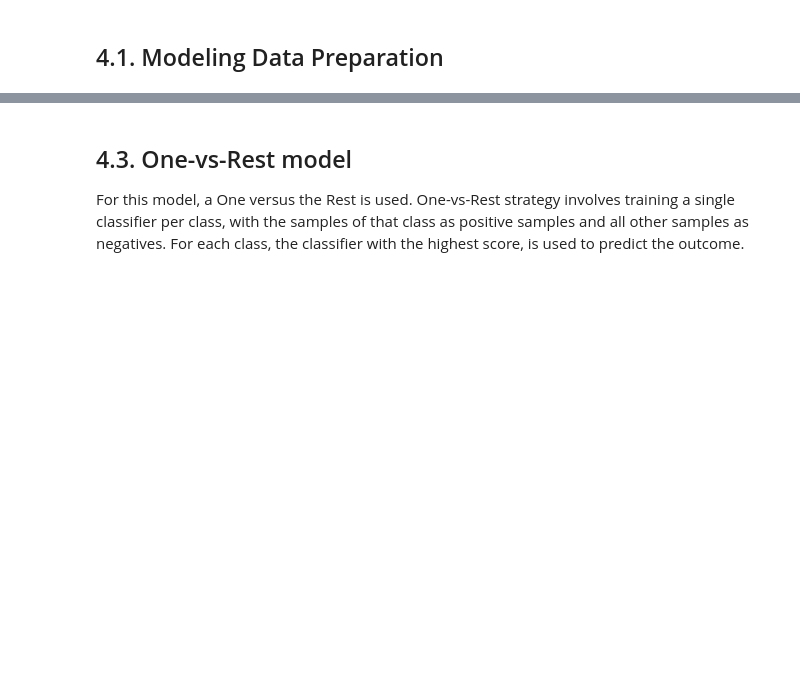
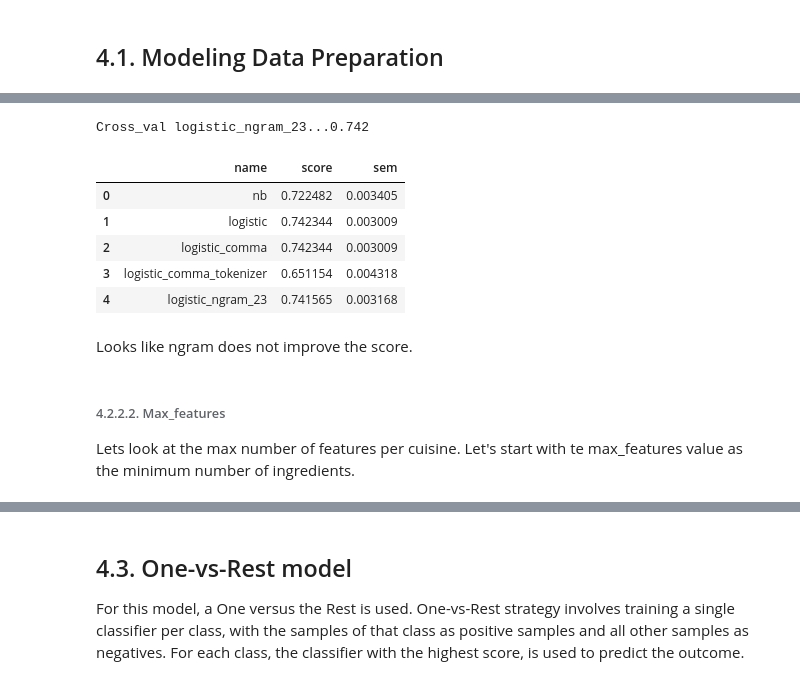
Before and after one commit to bluegrapes/DAT8Coursework, a Jupyter notebook: project2/code/README.ipynb, the cells around one changed output, grey strips where cells are left out. Saved outputs shown, nothing was run; the diff lists cells and outputs as text; code cells hidden in the pictures; blank space fills up the shorter version.

```diff
--- a/project2/code/README.ipynb
+++ b/project2/code/README.ipynb
@@ -504,0 +370,4 @@ It appears TFIDF with LogisticRegression, with stemmed ingredientns and 2,3 ngra
+# %%
+# now do it for all observations
+df['ingredients_comma_all'] = df.ingredients.apply(lambda x: ",".join(clean_ingredients(x)))
+df['ingredients_all'] = df.ingredients.apply(lambda x: " ".join(clean_ingredients(x)))
@@ -504,0 +408,5 @@ It appears TFIDF with LogisticRegression, with stemmed ingredientns and 2,3 ngra
+# %%
+# tokenizer
+class Tokenizer(object):
+    def __call__(self, doc):
+        return doc.split(",")
@@ -504,0 +444,18 @@ It appears TFIDF with LogisticRegression, with stemmed ingredientns and 2,3 ngra
+# %%
+models = [
+    ('logistic_comma',
+        Pipeline([('vect', CountVectorizer(strip_accents='unicode')),
+                  ('tfidf', TfidfTransformer()),
+                  ('clf', LogisticRegression(C=1e9))
+                 ])
+    ),
+    ('logistic_comma_tokenizer',
+        Pipeline([('vect', TfidfVectorizer(strip_accents='unicode', tokenizer=Tokenizer())),
+                  ('clf', LogisticRegression(C=1e9))
+                 ])
+    ),
+]
+X = df['ingredients_comma_all']
+predTokenLst = cross_val_models(models, X, y, 5)
+predDf = predDf.append(predTokenLst, ignore_index=True)
+predDf
@@ -504,0 +510,28 @@ It appears TFIDF with LogisticRegression, with stemmed ingredientns and 2,3 ngra
+# %%
+# logistic with (2,3) ngram range
+models = [
+     ('logistic_ngram_23',
+        Pipeline([('vect', TfidfVectorizer(strip_accents='unicode', ngram_range=(2,3))),
+                  ('clf', LogisticRegression(C=1e9))
+                 ])
+    ),
+]
+# cross-validate them
+X = df['ingredients_all']
+pdNGrams = cross_val_models(models, X, y, 5)
+predDf = predDf.append(pdNGrams, ignore_index=True)
+predDf
+# %% [output]
+Cross_val logistic_ngram_23...0.742
+|  | name | score | sem |
+| 0 | nb | 0.722482 | 0.003405 |
+| 1 | logistic | 0.742344 | 0.003009 |
+| 2 | logistic_comma | 0.742344 | 0.003009 |
+| 3 | logistic_comma_tokenizer | 0.651154 | 0.004318 |
+| 4 | logistic_ngram_23 | 0.741565 | 0.003168 |
+# %% [markdown]
+Looks like ngram does not improve the score.
+# %% [markdown]
+###### 4.2.2.2. Max_features
+
+Lets look at the max number of features per cuisine. Let's start with te max_features value as the minimum number of ingredients.
```
Also changed, not shown: parts of 69 cells of this notebook, 5 other files.
